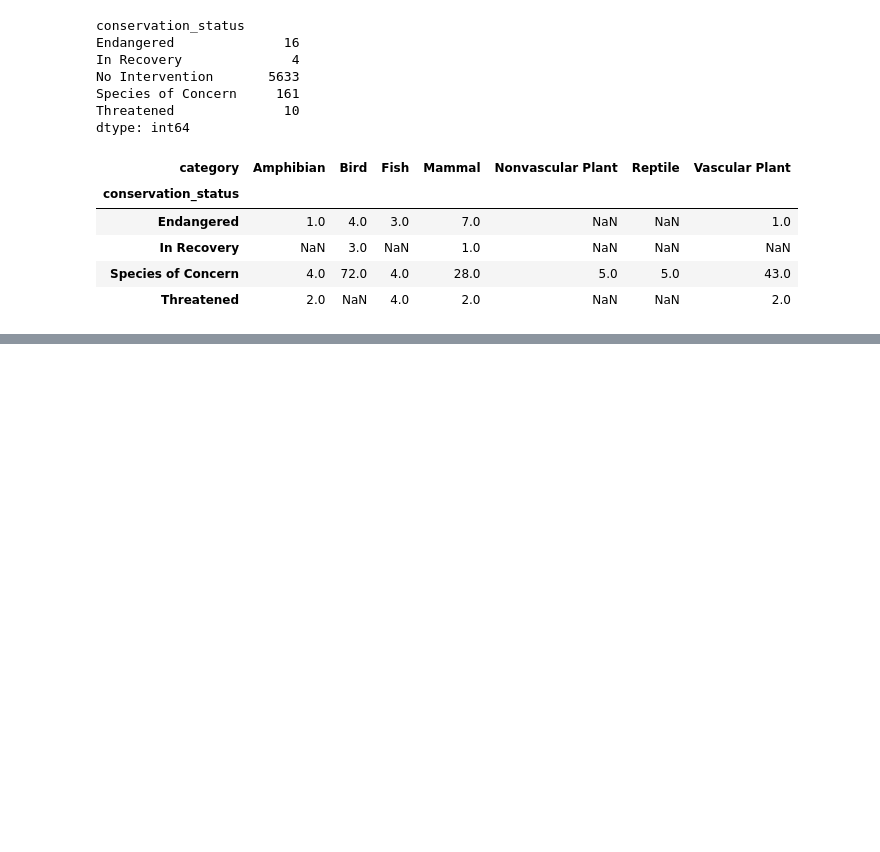
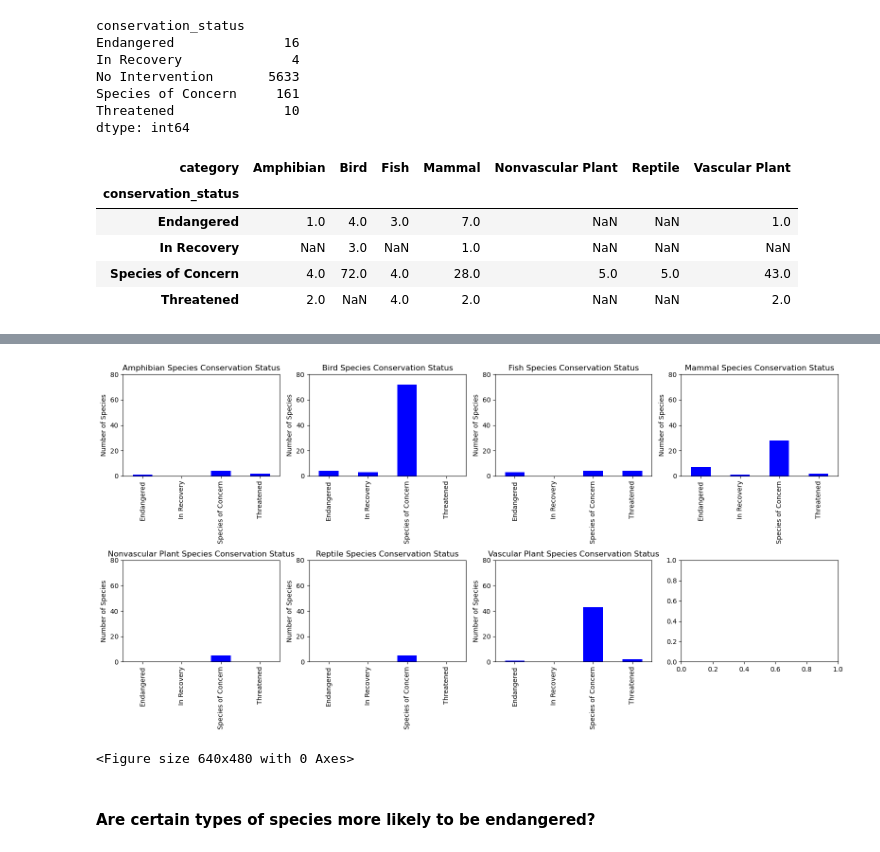
Before and after one commit to minaguevara/biodicersity-national-parks, a Jupyter notebook: biodiversity.ipynb, the cells around one changed output, grey strips where cells are left out. Saved outputs shown, nothing was run; the diff lists cells and outputs as text; code cells hidden in the pictures; blank space fills up the shorter version.

```diff
--- a/biodiversity.ipynb
+++ b/biodiversity.ipynb
@@ -195 +195,24 @@ plt.clf()
 <Figure size 640x480 with 0 Axes>
+# %%
+categories = ['Amphibian', 'Bird', 'Fish', 'Mammal', 'Nonvascular Plant', 'Reptile', 'Vascular Plant']
+
+fig, axs = plt.subplots(nrows=2, ncols=4, figsize=(16, 8))
+
+axs = axs.flatten()
+
+for i, category in enumerate(categories):
+    ax = conservationCategory[category].plot(kind='bar', stacked=True, ax=axs[i])
+    ax.set_title(f"{category} Species Conservation Status")
+    ax.set_xlabel("")
+    ax.set_ylabel("Number of Species")
+    ax.set_ylim([0, 80])
+    plt.xticks(rotation=0)
+
+plt.tight_layout()
+plt.show()
+plt.clf()
+# %% [output]
+[figure, added]
+<Figure size 640x480 with 0 Axes>
+# %% [markdown]
+#### Are certain types of species more likely to be endangered?
```
Also changed, not shown: parts of 22 cells of this notebook, 4 other files.
